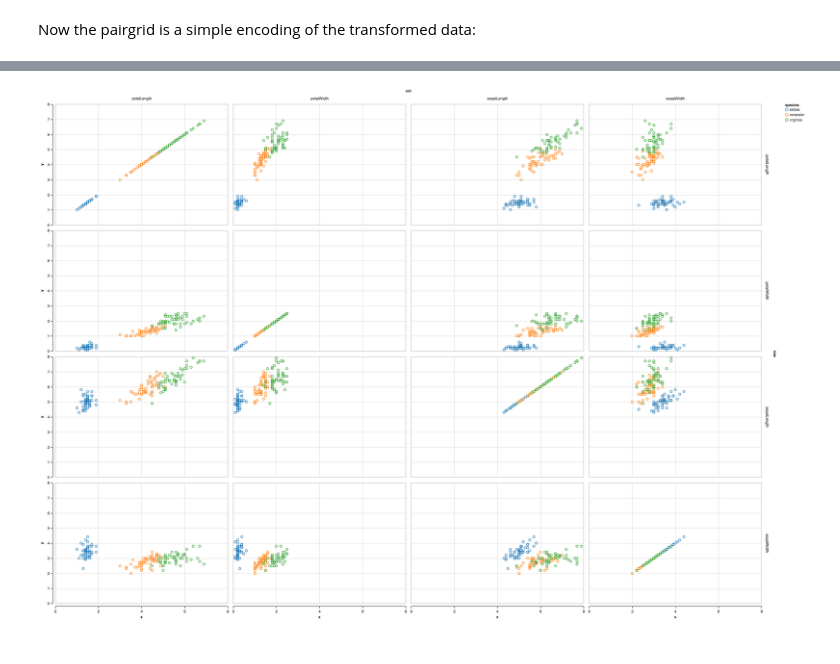
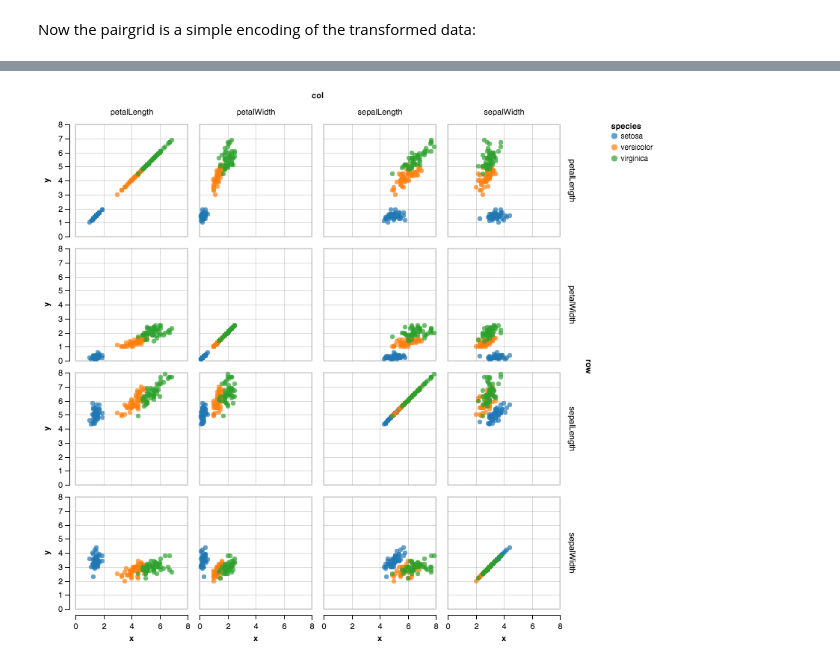
Before and after one commit to vega/altair, a Jupyter notebook: notebooks/Pairgrid.ipynb, the cells around one changed output, grey strips where cells are left out. Saved outputs shown, nothing was run; the diff lists cells and outputs as text; code cells hidden in the pictures.

Commit message:
API: change line() to mark_line(); etc.

```diff
--- a/notebooks/Pairgrid.ipynb
+++ b/notebooks/Pairgrid.ipynb
@@ -64,12 +63,14 @@ data.head()
 Now the pairgrid is a simple encoding of the transformed data:
 # %%
 Layer(data).encode(
-    X('x'),
-    Y('y'),
-    Row('row'),
-    Column('col'),
-    Color('species')
-).point()
+    x='x',
+    y='y',
+    row='row',
+    column='col',
+    color='species'
+).configure(
+    cell=CellConfig(width=150, height=150)
+).mark_circle()
 # %% [output]
 [interactive output not drawn]
-[figure, old version]
+[figure, new version]
```
Also changed, not shown: parts of 1 cell of this notebook, 13 other files.
